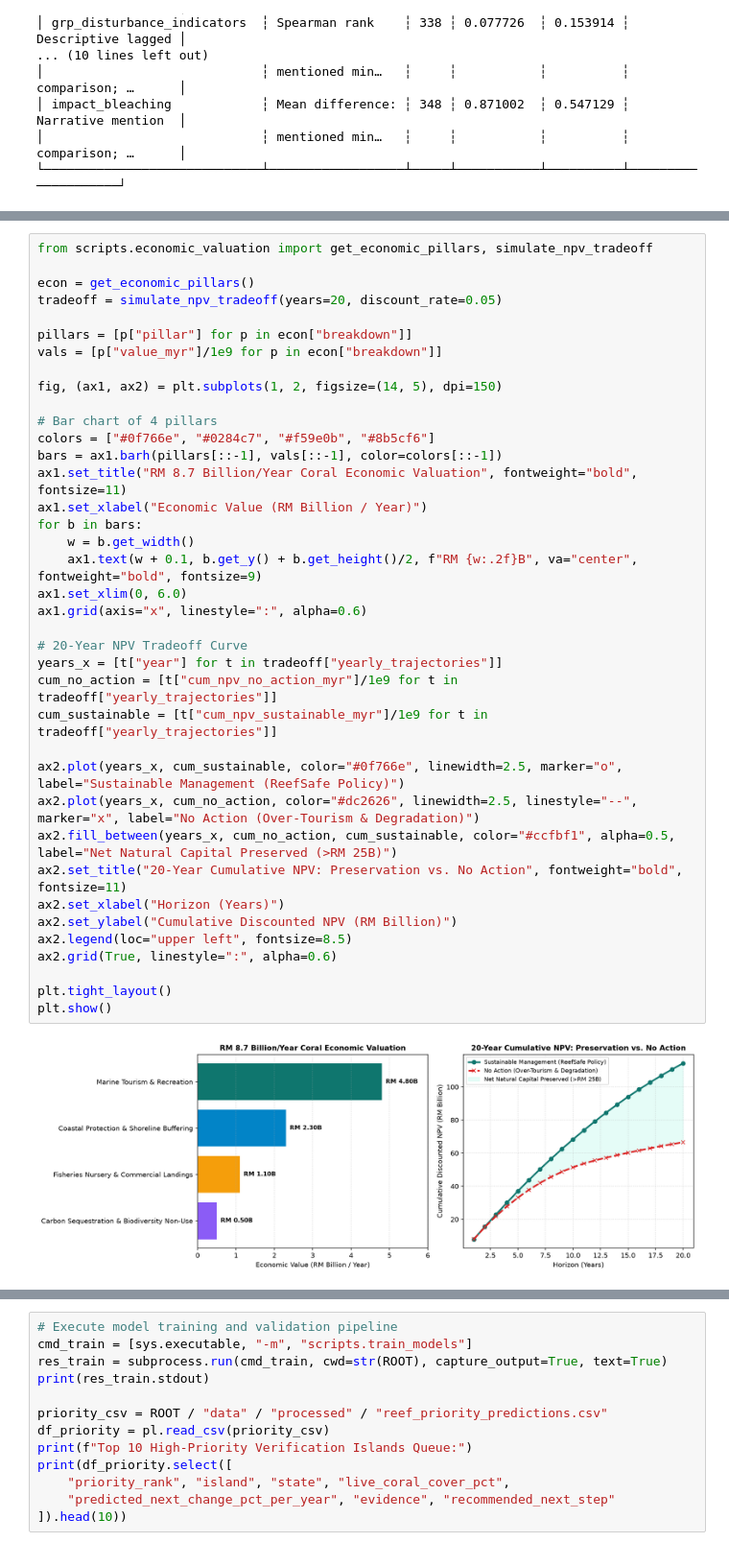
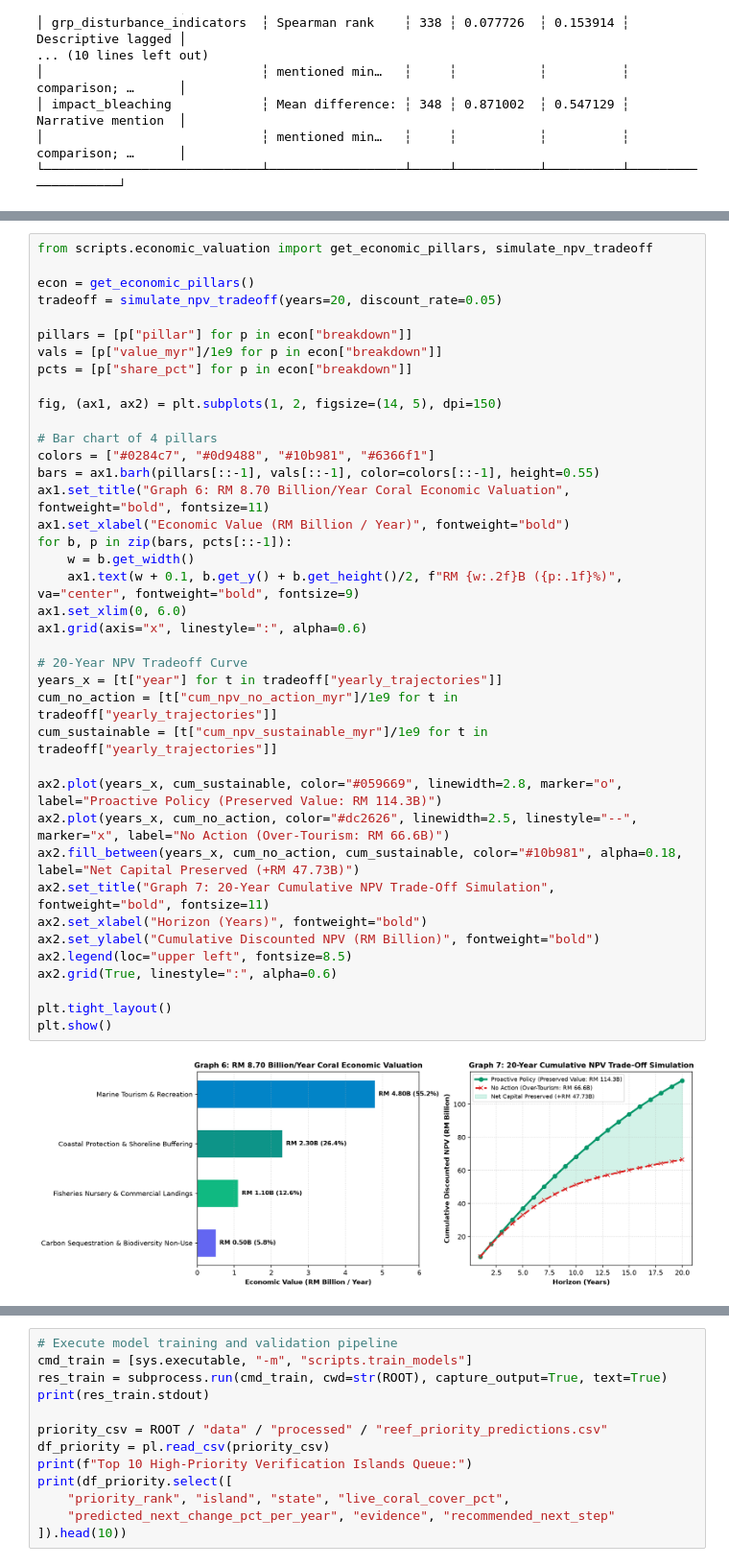
Before and after one commit to Chee613/dosm2026, a Jupyter notebook: notebooks/01_reproducible_pipeline.ipynb, the cells around one changed output, grey strips where cells are left out. Shown at 96% size. Drawn from its saved outputs; the diff is of its cells as text.

```diff
--- a/notebooks/01_reproducible_pipeline.ipynb
+++ b/notebooks/01_reproducible_pipeline.ipynb
@@ -247,43 +343,44 @@ Malaysia's coral reefs generate an estimated **RM 8.70 Billion annually** in tot
 # %%
 from scripts.economic_valuation import get_economic_pillars, simulate_npv_tradeoff
 
 econ = get_economic_pillars()
 tradeoff = simulate_npv_tradeoff(years=20, discount_rate=0.05)
 
 pillars = [p["pillar"] for p in econ["breakdown"]]
 vals = [p["value_myr"]/1e9 for p in econ["breakdown"]]
+pcts = [p["share_pct"] for p in econ["breakdown"]]
 
 fig, (ax1, ax2) = plt.subplots(1, 2, figsize=(14, 5), dpi=150)
 
 # Bar chart of 4 pillars
-colors = ["#0f766e", "#0284c7", "#f59e0b", "#8b5cf6"]
-bars = ax1.barh(pillars[::-1], vals[::-1], color=colors[::-1])
-ax1.set_title("RM 8.7 Billion/Year Coral Economic Valuation", fontweight="bold", fontsize=11)
-ax1.set_xlabel("Economic Value (RM Billion / Year)")
-for b in bars:
+colors = ["#0284c7", "#0d9488", "#10b981", "#6366f1"]
+bars = ax1.barh(pillars[::-1], vals[::-1], color=colors[::-1], height=0.55)
+ax1.set_title("Graph 6: RM 8.70 Billion/Year Coral Economic Valuation", fontweight="bold", fontsize=11)
+ax1.set_xlabel("Economic Value (RM Billion / Year)", fontweight="bold")
+for b, p in zip(bars, pcts[::-1]):
     w = b.get_width()
-    ax1.text(w + 0.1, b.get_y() + b.get_height()/2, f"RM {w:.2f}B", va="center", fontweight="bold", fontsize=9)
+    ax1.text(w + 0.1, b.get_y() + b.get_height()/2, f"RM {w:.2f}B ({p:.1f}%)", va="center", fontweight="bold", fontsize=9)
 ax1.set_xlim(0, 6.0)
 ax1.grid(axis="x", linestyle=":", alpha=0.6)
 
 # 20-Year NPV Tradeoff Curve
 years_x = [t["year"] for t in tradeoff["yearly_trajectories"]]
 cum_no_action = [t["cum_npv_no_action_myr"]/1e9 for t in tradeoff["yearly_trajectories"]]
 cum_sustainable = [t["cum_npv_sustainable_myr"]/1e9 for t in tradeoff["yearly_trajectories"]]
 
-ax2.plot(years_x, cum_sustainable, color="#0f766e", linewidth=2.5, marker="o", label="Sustainable Management (ReefSafe Policy)")
-ax2.plot(years_x, cum_no_action, color="#dc2626", linewidth=2.5, linestyle="--", marker="x", label="No Action (Over-Tourism & Degradation)")
-ax2.fill_between(years_x, cum_no_action, cum_sustainable, color="#ccfbf1", alpha=0.5, label="Net Natural Capital Preserved (>RM 25B)")
-ax2.set_title("20-Year Cumulative NPV: Preservation vs. No Action", fontweight="bold", fontsize=11)
-ax2.set_xlabel("Horizon (Years)")
-ax2.set_ylabel("Cumulative Discounted NPV (RM Billion)")
+ax2.plot(years_x, cum_sustainable, color="#059669", linewidth=2.8, marker="o", label="Proactive Policy (Preserved Value: RM 114.3B)")
+ax2.plot(years_x, cum_no_action, color="#dc2626", linewidth=2.5, linestyle="--", marker="x", label="No Action (Over-Tourism: RM 66.6B)")
+ax2.fill_between(years_x, cum_no_action, cum_sustainable, color="#10b981", alpha=0.18, label="Net Capital Preserved (+RM 47.73B)")
+ax2.set_title("Graph 7: 20-Year Cumulative NPV Trade-Off Simulation", fontweight="bold", fontsize=11)
+ax2.set_xlabel("Horizon (Years)", fontweight="bold")
+ax2.set_ylabel("Cumulative Discounted NPV (RM Billion)", fontweight="bold")
 ax2.legend(loc="upper left", fontsize=8.5)
 ax2.grid(True, linestyle=":", alpha=0.6)
 
 plt.tight_layout()
 plt.show()
 # %% [output]
-[figure, old version]
+[figure, new version]
 # %% [markdown]
 ---
 ## Phase 7: Predictive Modeling, Feature Importance & Island Triage Queue
```
Also changed, not shown: parts of 22 cells of this notebook, 1 other file.
